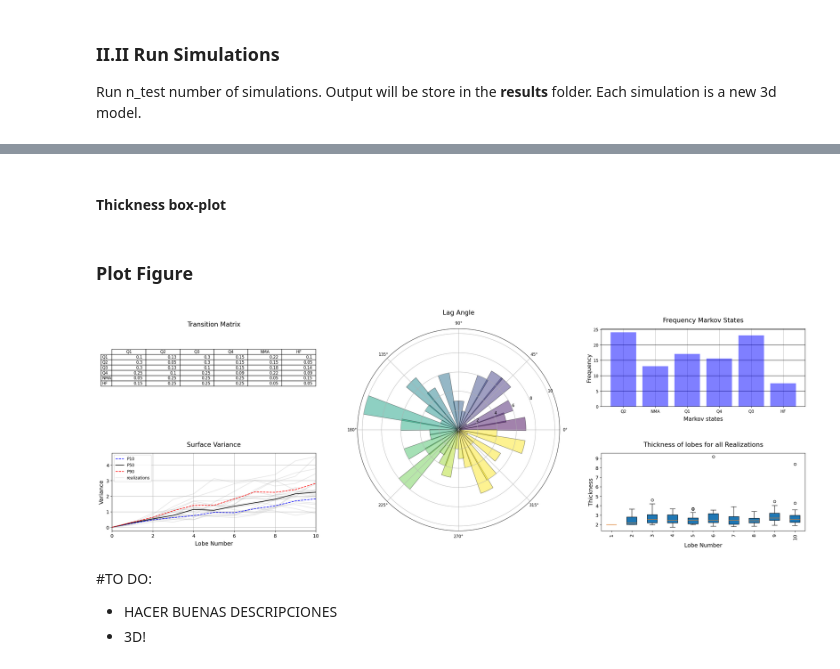
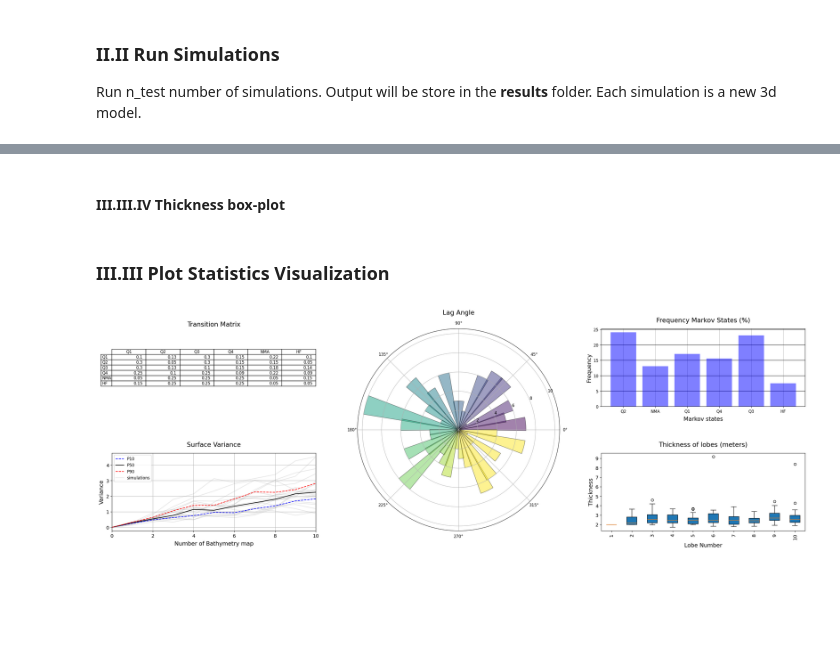
Before and after one commit to chaconnb/GeoRulesLobePy, a Jupyter notebook: notebooks/Results_Visualizations.ipynb, the cells around one changed output, grey strips where cells are left out. Drawn from its saved outputs; the diff is of its cells as text; code cells hidden in the pictures; blank space fills up the shorter version.

Commit message:
Results_Visualizations: Finish Comments

```diff
--- a/notebooks/Results_Visualizations.ipynb
+++ b/notebooks/Results_Visualizations.ipynb
@@ -85,15 +85,15 @@ _transition_matrix  = np.array([
     ])
 
 inpt_lobmaps = {
-    "wmax": 15000,      # meters
+    "width": 15000,      # meters
     "tmax": 2,          # meters
     "lenght" : 30000,   # meters
-    "lobes" : 10,       # number of lobes
-    "cellsize" : 100,   #cell size
+    "num_of_lobes" : 10,       # number of lobes
+    "cell_size" : 100,   #cell size
     "nx" : 250,
     "ny" : 250,
-    "t_matrix" : _transition_matrix,   # transition matrix
-    "start_state" : "Q2",              # start states can be ["Q1","Q2","Q3","Q4","NMA","HF"]
+    "transition_matrix" : _transition_matrix,   # transition matrix
+    "startstate" : "Q2",              # start states can be ["Q1","Q2","Q3","Q4","NMA","HF"]
     "quadrant_angles" : {              # lists of quadrants with their angles
         "Q1": [315, 45],
         "Q2": [45, 135],
@@ -106,7 +106,7 @@ inpt_lobmaps = {
     "states": ['Q1', 'Q2', 'Q3', 'Q4', 'NMA', 'HF']
 }
 
-#number of realizations
+#number of simulations
 
 n_test = 20
 # %% [markdown]
@@ -291,5 +301,5 @@ for n in range(inpt_lobmaps["num_of_lobes"]+1):
     #p90
     array_variances_percentiles[n,n_test+4] = np.percentile(array_variances_percentiles[n,:n_test],90)
 # %% [markdown]
-#### Thickness box-plot
+#### III.III.IV Thickness box-plot
 # %%
@@ -326,6 +336,6 @@ lobe_thickness_no_zeros = np.where(lobe_thickness_realizations == 0, col_means,
 lobe_thickness_list = [row.tolist() for row in lobe_thickness_no_zeros]
-# %% [markdown]
-### Plot Figure
+# %% [markdown]
+### III.III Plot Statistics Visualization
 # %%
 fig = plt.figure(figsize=(12, 7),dpi=120)
 grid_spec = gridspec.GridSpec(ncols = 3,nrows=2,width_ratios=[2, 2, 2])
@@ -360,9 +370,9 @@ plt.bar(quadrants, frequencies_percentage, color='blue', zorder=2,alpha =0.5)
 plt.grid(axis='y', zorder=1,color ='black')
 plt.xlabel('Markov states',fontsize=14,labelpad=7)
 plt.ylabel('Frequency',fontsize=14)
-plt.title('Frequency Markov States', fontsize=16, pad=16)
+plt.title('Frequency Markov States (%)', fontsize=16, pad=16)
 
-### Percentiles
+### Surface Variance
 ##### plot variance vs surface and percentiles
 ax3 = fig.add_subplot(grid_spec[3])
 
@@ -375,42 +385,38 @@ for n in range(n_test):
     # # plot scatter plot with x and y data
     plt.plot(bathy_lenght,array_variances_percentiles[:,n],alpha=0.2,color ="gray")
 #label different realizations
-line = Line2D([0], [0], label='realizations', color='gray',alpha =0.2)
+line = Line2D([0], [0], label='simulations', color='gray',alpha =0.2)
 
 plt.plot(bathy_lenght,array_variances_percentiles[:,n_test+1],"b--", label = 'P10') #p10
 plt.plot(bathy_lenght,array_variances_percentiles[:,n_test+2],"k", label = 'P50') #p50
 plt.plot(bathy_lenght,array_variances_percentiles[:,n_test+3],"r--", label = 'P90') #p90
 
 plt.xlim([0, inpt_lobmaps["num_of_lobes"]])
-plt.xlabel('Lobe Number',fontsize=14,labelpad=7)
+plt.xlabel('Number of Bathymetry map',fontsize=14,labelpad=7)
 plt.ylabel('Variance',fontsize=14)
 plt.xticks(fontsize=12)
 plt.yticks(fontsize=12)
 plt.grid()
 #legend
 handles, labels = ax3.get_legend_handles_labels()
 handles.append(line)
 plt.legend(handles=handles)
 
 
 ### Lobe thickness
 ax5 = fig.add_subplot(grid_spec[5])
-labels = list(map(str, range(1, inpt_lobmaps["num_of_lobes"]+1)))
+labels = list(map(str, range(1, inpt_lobmaps["lobes"]+1)))
 
 #boxplot
 plt.boxplot(lobe_thickness_list, vert=True, patch_artist=True, labels=labels)
 plt.ylabel('Thickness',fontsize=14)
 plt.xlabel('Lobe Number',fontsize=14,labelpad=7)
 plt.xticks(rotation=90,fontsize=12)
 plt.yticks(fontsize=12)
-plt.title("Thickness of lobes for all Realizations", fontsize=16, pad=16)
+plt.title("Thickness of lobes (meters)", fontsize=16, pad=16)
 
 
 
 plt.subplots_adjust(left=0.0, bottom=0.0, right=2.0, top=1.0, wspace=0.2, hspace=0.6); plt.show()
 # %% [output]
-[figure, old version]
+[figure, new version]
-# %% [markdown]
-#TO DO:
-- HACER BUENAS DESCRIPCIONES
-- 3D!
```
Also changed, not shown: parts of 9 cells of this notebook.
